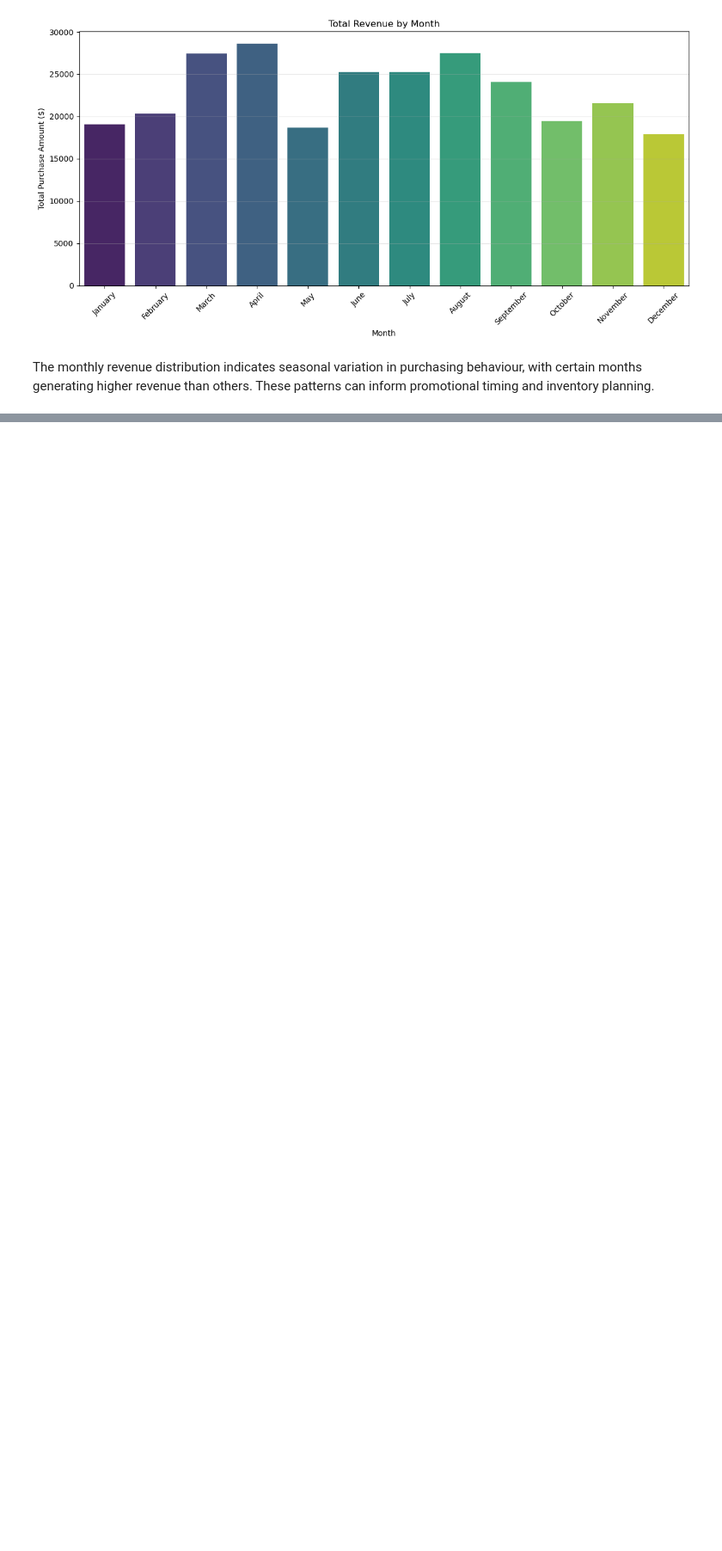
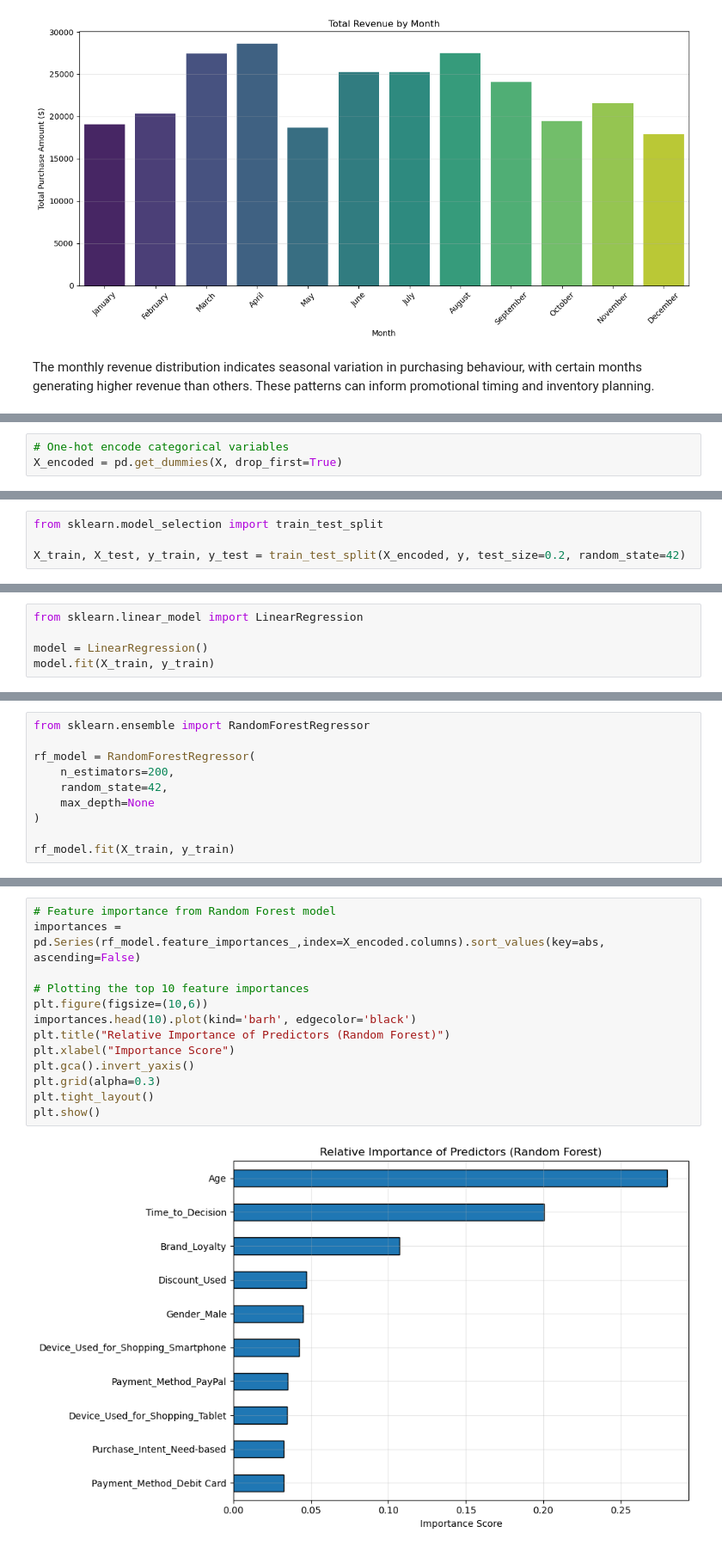
Before and after one commit to marianemcgrath/pfda, a Jupyter notebook: project/project.ipynb, the cells around one changed output, grey strips where cells are left out. Shown at 86% size. Saved outputs shown, nothing was run; the diff lists cells and outputs as text; blank space fills up the shorter version.

```diff
--- a/project/project.ipynb
+++ b/project/project.ipynb
@@ -1004,0 +1118,3 @@ In this section, machine learning techniques are applied to model customer behav
+# %%
+# One-hot encode categorical variables
+X_encoded = pd.get_dummies(X, drop_first=True)
@@ -1004,0 +1123,4 @@ In this section, machine learning techniques are applied to model customer behav
+# %%
+from sklearn.model_selection import train_test_split
+
+X_train, X_test, y_train, y_test = train_test_split(X_encoded, y, test_size=0.2, random_state=42)
@@ -1004,0 +1129,5 @@ In this section, machine learning techniques are applied to model customer behav
+# %%
+from sklearn.linear_model import LinearRegression
+
+model = LinearRegression()
+model.fit(X_train, y_train)
@@ -1004,0 +1202,10 @@ In this section, machine learning techniques are applied to model customer behav
+# %%
+from sklearn.ensemble import RandomForestRegressor
+
+rf_model = RandomForestRegressor(
+    n_estimators=200,
+    random_state=42,
+    max_depth=None
+)
+
+rf_model.fit(X_train, y_train)
@@ -1004,0 +1233,15 @@ In this section, machine learning techniques are applied to model customer behav
+# %%
+# Feature importance from Random Forest model
+importances = pd.Series(rf_model.feature_importances_,index=X_encoded.columns).sort_values(key=abs, ascending=False)
+
+# Plotting the top 10 feature importances
+plt.figure(figsize=(10,6))
+importances.head(10).plot(kind='barh', edgecolor='black')
+plt.title("Relative Importance of Predictors (Random Forest)")
+plt.xlabel("Importance Score")
+plt.gca().invert_yaxis()
+plt.grid(alpha=0.3)
+plt.tight_layout()
+plt.show()
+# %% [output]
+[figure, added]
```
Also changed, not shown: parts of 129 cells of this notebook, 2 other files.
